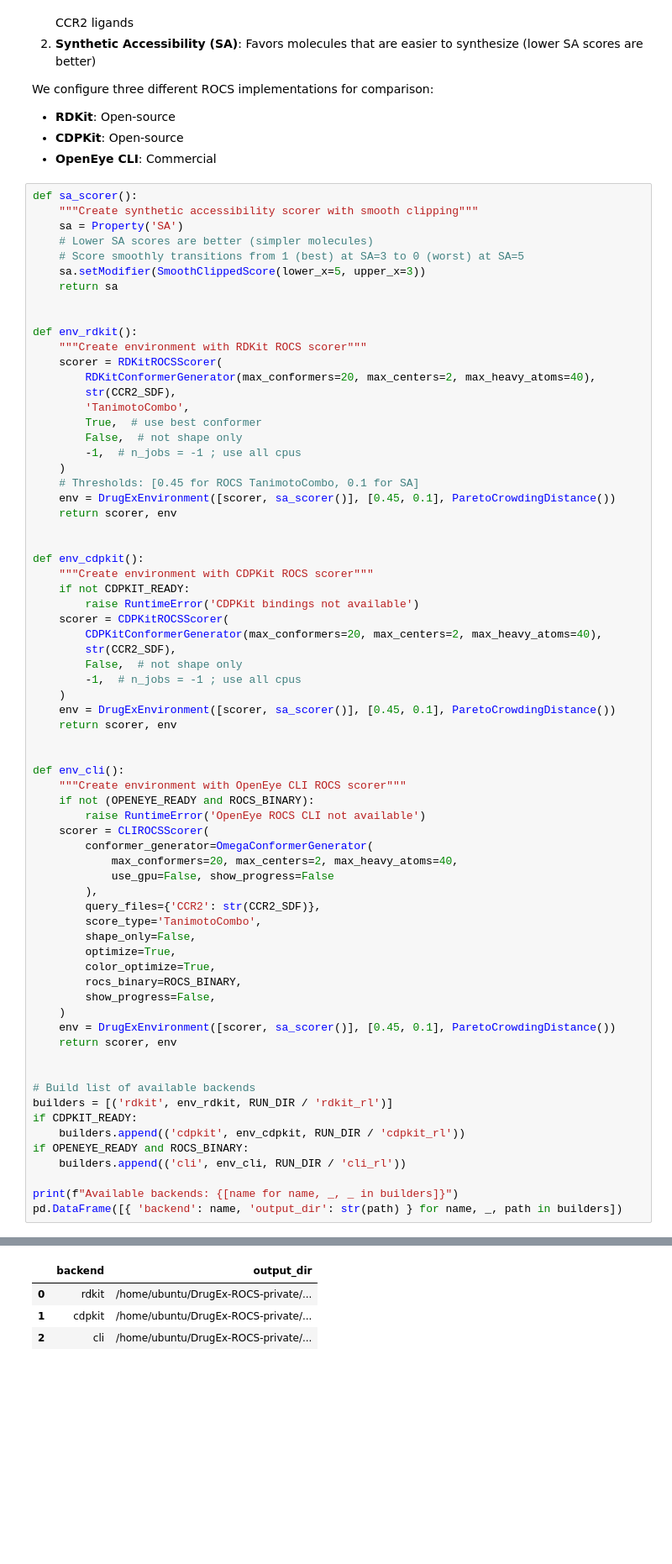
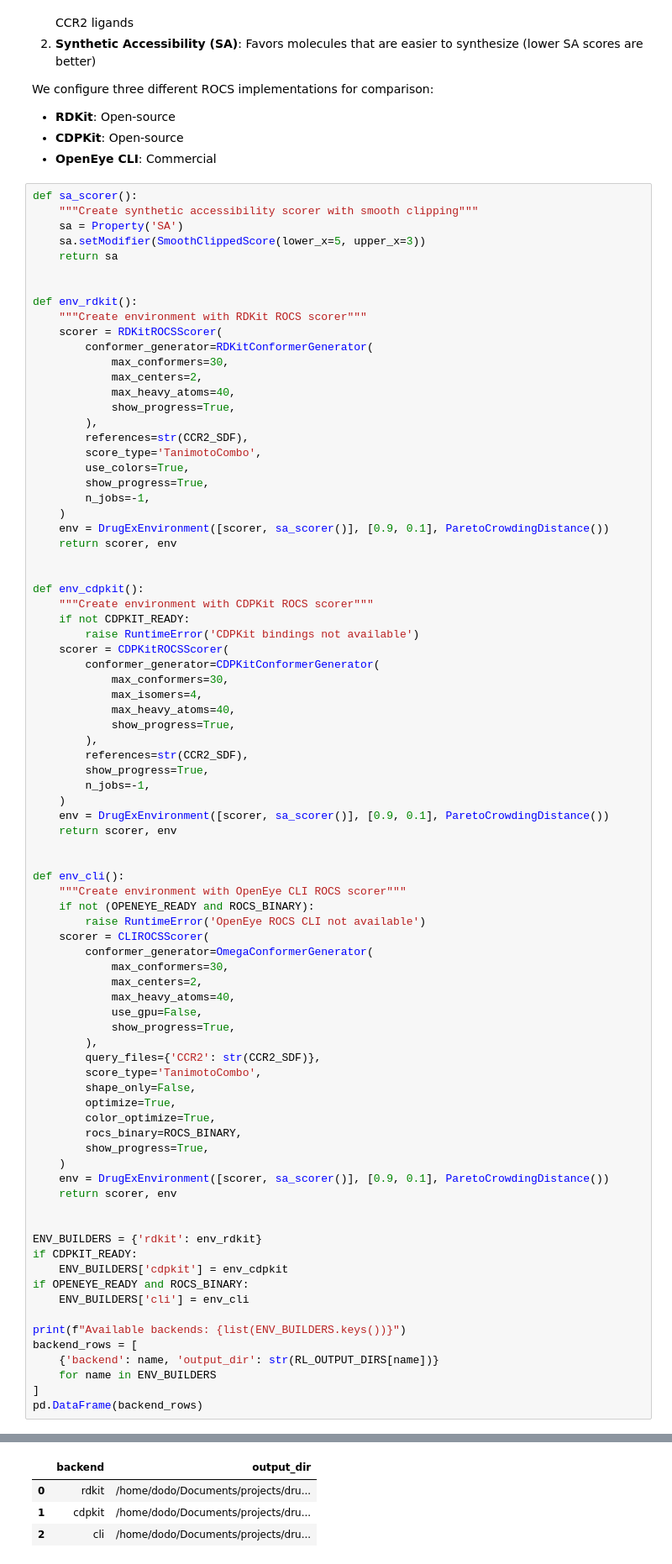
Before and after one commit to CDDLeiden/DrugEx, a Jupyter notebook: tutorial/rocs/ROCS-RNN-Demo.ipynb, the cells around one changed output, grey strips where cells are left out. Shown at 84% size. Drawn from its saved outputs; the diff is of its cells as text; blank space fills up the shorter version.

```diff
--- a/tutorial/rocs/ROCS-RNN-Demo.ipynb
+++ b/tutorial/rocs/ROCS-RNN-Demo.ipynb
@@ -321,8 +359,6 @@ We configure three different ROCS implementations for comparison:
 def sa_scorer():
     """Create synthetic accessibility scorer with smooth clipping"""
     sa = Property('SA')
-    # Lower SA scores are better (simpler molecules)
-    # Score smoothly transitions from 1 (best) at SA=3 to 0 (worst) at SA=5
     sa.setModifier(SmoothClippedScore(lower_x=5, upper_x=3))
     return sa
 
@@ -330,15 +366,19 @@ def sa_scorer():
 def env_rdkit():
     """Create environment with RDKit ROCS scorer"""
     scorer = RDKitROCSScorer(
-        RDKitConformerGenerator(max_conformers=20, max_centers=2, max_heavy_atoms=40),
-        str(CCR2_SDF),
-        'TanimotoCombo',
-        True,  # use best conformer
-        False,  # not shape only
-        -1,  # n_jobs = -1 ; use all cpus
+        conformer_generator=RDKitConformerGenerator(
+            max_conformers=30,
+            max_centers=2,
+            max_heavy_atoms=40,
+            show_progress=True,
+        ),
+        references=str(CCR2_SDF),
+        score_type='TanimotoCombo',
+        use_colors=True,
+        show_progress=True,
+        n_jobs=-1,
     )
-    # Thresholds: [0.45 for ROCS TanimotoCombo, 0.1 for SA]
-    env = DrugExEnvironment([scorer, sa_scorer()], [0.45, 0.1], ParetoCrowdingDistance())
+    env = DrugExEnvironment([scorer, sa_scorer()], [0.9, 0.1], ParetoCrowdingDistance())
     return scorer, env
 
 
@@ -347,51 +387,62 @@ def env_cdpkit():
     if not CDPKIT_READY:
         raise RuntimeError('CDPKit bindings not available')
     scorer = CDPKitROCSScorer(
-        CDPKitConformerGenerator(max_conformers=20, max_centers=2, max_heavy_atoms=40),
-        str(CCR2_SDF),
-        False,  # not shape only
-        -1,  # n_jobs = -1 ; use all cpus
+        conformer_generator=CDPKitConformerGenerator(
+            max_conformers=30,
+            max_isomers=4,
+            max_heavy_atoms=40,
+            show_progress=True,
+        ),
+        references=str(CCR2_SDF),
+        show_progress=True,
+        n_jobs=-1,
     )
-    env = DrugExEnvironment([scorer, sa_scorer()], [0.45, 0.1], ParetoCrowdingDistance())
+    env = DrugExEnvironment([scorer, sa_scorer()], [0.9, 0.1], ParetoCrowdingDistance())
     return scorer, env
 
 
 def env_cli():
     """Create environment with OpenEye CLI ROCS scorer"""
     if not (OPENEYE_READY and ROCS_BINARY):
         raise RuntimeError('OpenEye ROCS CLI not available')
     scorer = CLIROCSScorer(
         conformer_generator=OmegaConformerGenerator(
-            max_conformers=20, max_centers=2, max_heavy_atoms=40,
-            use_gpu=False, show_progress=False
+            max_conformers=30,
+            max_centers=2,
+            max_heavy_atoms=40,
+            use_gpu=False,
+            show_progress=True,
         ),
         query_files={'CCR2': str(CCR2_SDF)},
         score_type='TanimotoCombo',
         shape_only=False,
         optimize=True,
         color_optimize=True,
         rocs_binary=ROCS_BINARY,
-        show_progress=False,
+        show_progress=True,
     )
-    env = DrugExEnvironment([scorer, sa_scorer()], [0.45, 0.1], ParetoCrowdingDistance())
+    env = DrugExEnvironment([scorer, sa_scorer()], [0.9, 0.1], ParetoCrowdingDistance())
     return scorer, env
 
 
-# Build list of available backends
-builders = [('rdkit', env_rdkit, RUN_DIR / 'rdkit_rl')]
+ENV_BUILDERS = {'rdkit': env_rdkit}
 if CDPKIT_READY:
-    builders.append(('cdpkit', env_cdpkit, RUN_DIR / 'cdpkit_rl'))
+    ENV_BUILDERS['cdpkit'] = env_cdpkit
 if OPENEYE_READY and ROCS_BINARY:
-    builders.append(('cli', env_cli, RUN_DIR / 'cli_rl'))
+    ENV_BUILDERS['cli'] = env_cli
 
-print(f"Available backends: {[name for name, _, _ in builders]}")
-pd.DataFrame([{ 'backend': name, 'output_dir': str(path) } for name, _, path in builders])
+print(f"Available backends: {list(ENV_BUILDERS.keys())}")
+backend_rows = [
+    {'backend': name, 'output_dir': str(RL_OUTPUT_DIRS[name])}
+    for name in ENV_BUILDERS
+]
+pd.DataFrame(backend_rows)
 # %% [output]
 Available backends: ['rdkit', 'cdpkit', 'cli']
 |  | backend | output_dir |
-| 0 | rdkit | /home/ubuntu/DrugEx-ROCS-private/... |
-| 1 | cdpkit | /home/ubuntu/DrugEx-ROCS-private/... |
-| 2 | cli | /home/ubuntu/DrugEx-ROCS-private/... |
+| 0 | rdkit | /home/dodo/Documents/projects/dru... |
+| 1 | cdpkit | /home/dodo/Documents/projects/dru... |
+| 2 | cli | /home/dodo/Documents/projects/dru... |
 # %% [markdown]
 ## Reinforcement Learning with Multi-Objective Optimization
 
```
Also changed, not shown: parts of 13 cells of this notebook, 1 other file.
